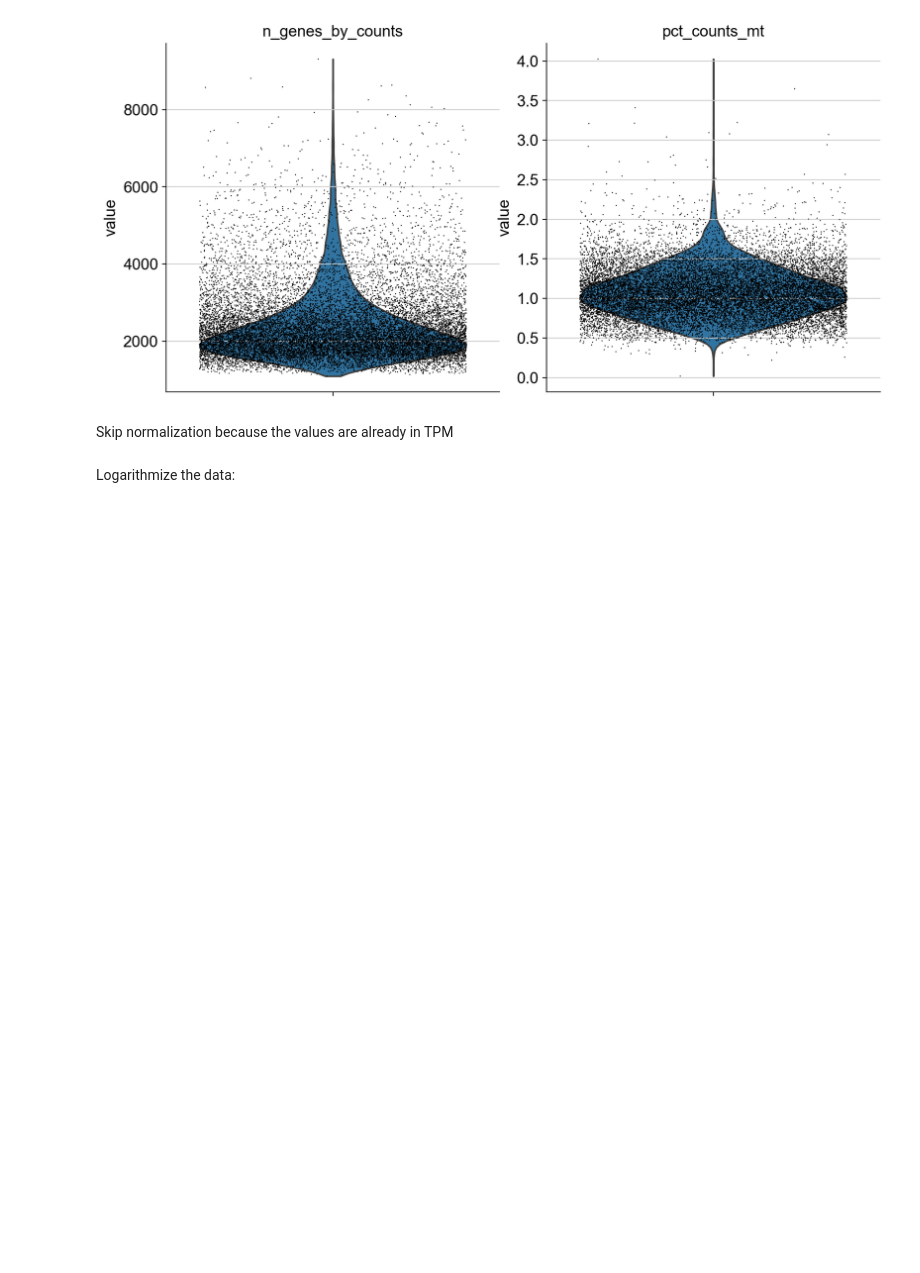
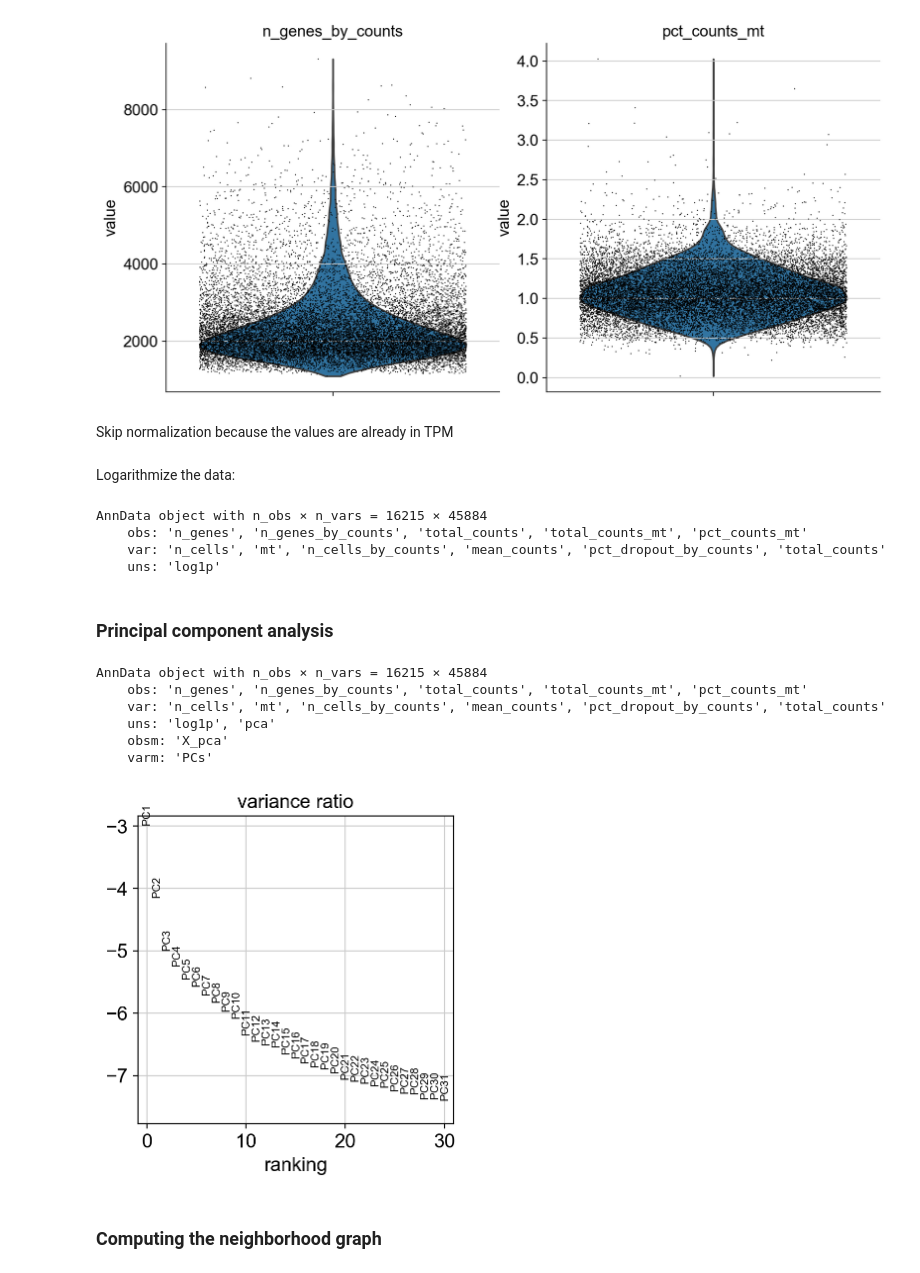
Before and after one commit to meg-bit/immune-cells-TIME-single-cell-anti-PD-1, a Jupyter notebook: 01single_cell_annotation.ipynb, the cells around one changed output. Drawn from its saved outputs; the diff is of its cells as text; code cells hidden in the pictures; blank space fills up the shorter version.

```diff
--- a/01single_cell_annotation.ipynb
+++ b/01single_cell_annotation.ipynb
@@ -167,3 +167,29 @@ adata
 Skip normalization because the values are already in TPM
 # %% [markdown]
 Logarithmize the data:
+# %%
+sc.pp.log1p(adata)
+adata
+# %% [output]
+AnnData object with n_obs × n_vars = 16215 × 45884
+    obs: 'n_genes', 'n_genes_by_counts', 'total_counts', 'total_counts_mt', 'pct_counts_mt'
+    var: 'n_cells', 'mt', 'n_cells_by_counts', 'mean_counts', 'pct_dropout_by_counts', 'total_counts'
+    uns: 'log1p'
+# %% [markdown]
+### Principal component analysis
+# %%
+sc.tl.pca(adata, svd_solver='arpack')
+adata
+# %% [output]
+AnnData object with n_obs × n_vars = 16215 × 45884
+    obs: 'n_genes', 'n_genes_by_counts', 'total_counts', 'total_counts_mt', 'pct_counts_mt'
+    var: 'n_cells', 'mt', 'n_cells_by_counts', 'mean_counts', 'pct_dropout_by_counts', 'total_counts'
+    uns: 'log1p', 'pca'
+    obsm: 'X_pca'
+    varm: 'PCs'
+# %%
+sc.pl.pca_variance_ratio(adata, log=True)
+# %% [output]
+[figure, added]
+# %% [markdown]
+### Computing the neighborhood graph
```
Also changed, not shown: parts of 7 cells of this notebook.
